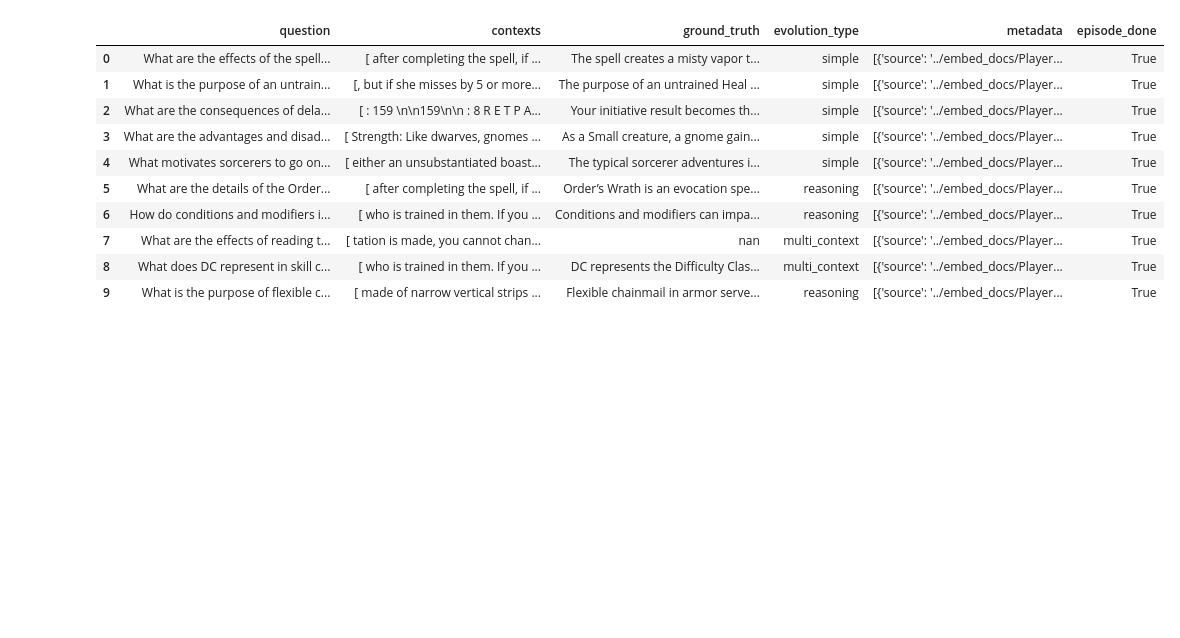
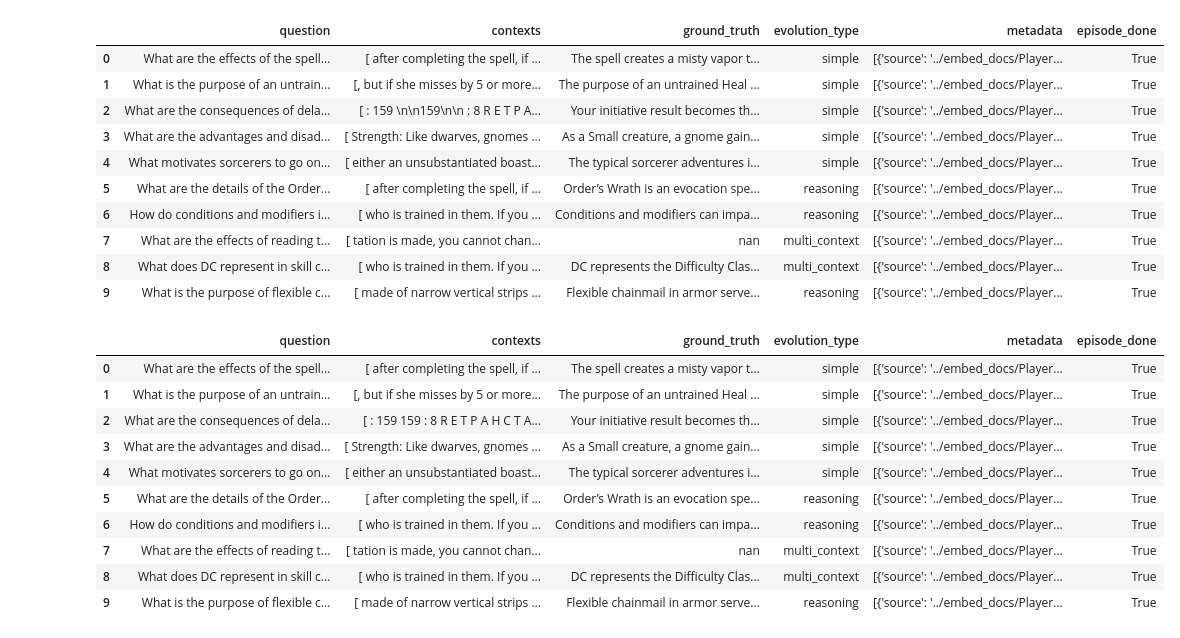
Before and after one commit to crfearnworks/ai-holodeck, a Jupyter notebook: notebooks/ragas.ipynb, the cells around one changed output. Cells and saved outputs as stored; diff of their text form; code cells hidden in the pictures; blank space fills up the shorter version.

```diff
--- a/notebooks/ragas.ipynb
+++ b/notebooks/ragas.ipynb
@@ -63,8 +63,24 @@ testset_pd
 | 8 | What does DC represent in skill c... | [ who is trained in them. If you ... | DC represents the Difficulty Clas... | multi_context | [{'source': '../embed_docs/Player... | True |
 | 9 | What is the purpose of flexible c... | [ made of narrow vertical strips ... | Flexible chainmail in armor serve... | reasoning | [{'source': '../embed_docs/Player... | True |
 # %%
+import pandas as pd
+from IPython.display import display, HTML
 def df_pprint(df: pd.DataFrame):
   display(HTML(df.to_html().replace("\\n", "<br>")))
+
+df_pprint(testset_pd)
+# %% [output]
+|  | question | contexts | ground_truth | evolution_type | metadata | episode_done |
+| 0 | What are the effects of the spell... | [ after completing the spell, if ... | The spell creates a misty vapor t... | simple | [{'source': '../embed_docs/Player... | True |
+| 1 | What is the purpose of an untrain... | [, but if she misses by 5 or more... | The purpose of an untrained Heal ... | simple | [{'source': '../embed_docs/Player... | True |
+| 2 | What are the consequences of dela... | [ : 159 159 : 8 R E T P A H C T A... | Your initiative result becomes th... | simple | [{'source': '../embed_docs/Player... | True |
+| 3 | What are the advantages and disad... | [ Strength: Like dwarves, gnomes ... | As a Small creature, a gnome gain... | simple | [{'source': '../embed_docs/Player... | True |
+| 4 | What motivates sorcerers to go on... | [ either an unsubstantiated boast... | The typical sorcerer adventures i... | simple | [{'source': '../embed_docs/Player... | True |
+| 5 | What are the details of the Order... | [ after completing the spell, if ... | Order’s Wrath is an evocation spe... | reasoning | [{'source': '../embed_docs/Player... | True |
+| 6 | How do conditions and modifiers i... | [ who is trained in them. If you ... | Conditions and modifiers can impa... | reasoning | [{'source': '../embed_docs/Player... | True |
+| 7 | What are the effects of reading t... | [ tation is made, you cannot chan... | nan | multi_context | [{'source': '../embed_docs/Player... | True |
+| 8 | What does DC represent in skill c... | [ who is trained in them. If you ... | DC represents the Difficulty Clas... | multi_context | [{'source': '../embed_docs/Player... | True |
+| 9 | What is the purpose of flexible c... | [ made of narrow vertical strips ... | Flexible chainmail in armor serve... | reasoning | [{'source': '../embed_docs/Player... | True |
 # %%
 from langchain.evaluation.qa import QAEvalChain
 
```
